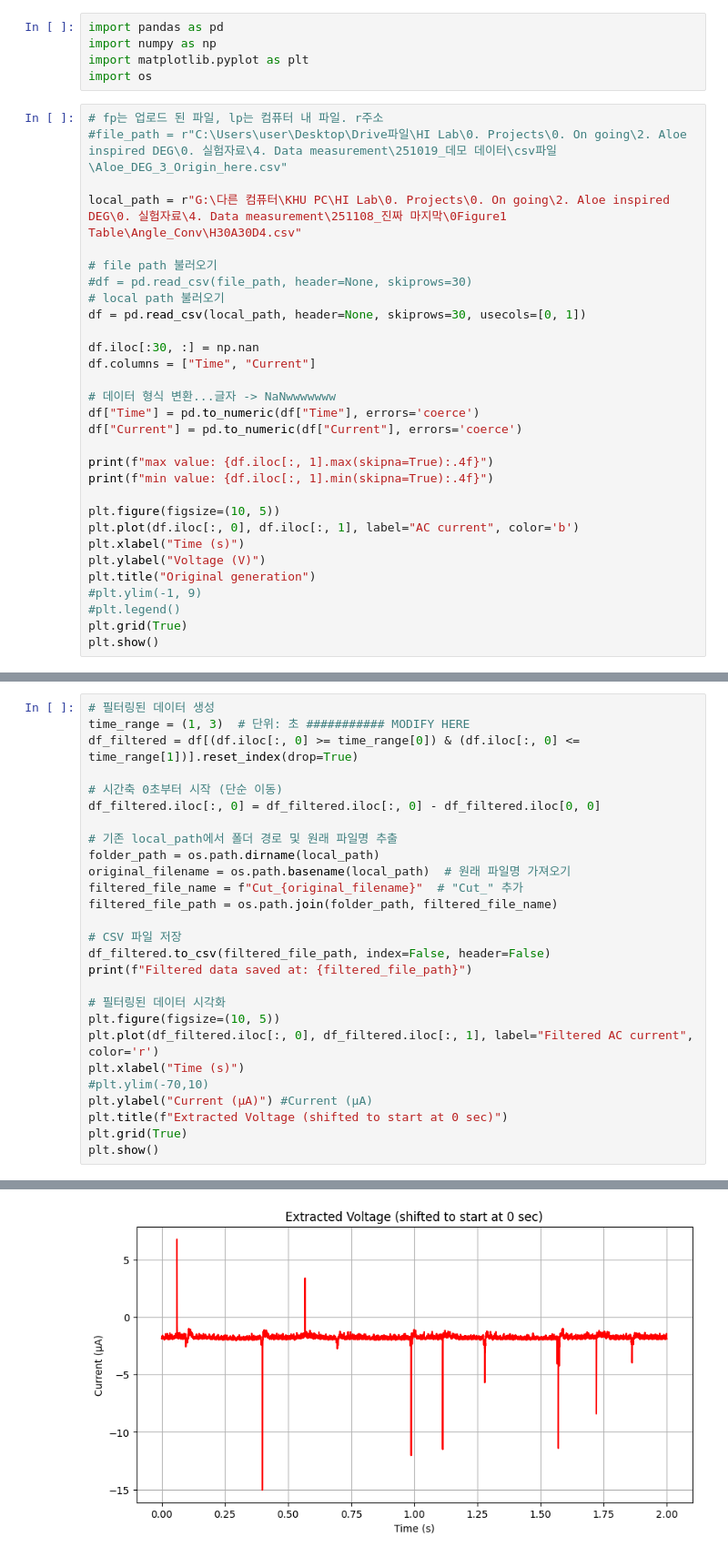
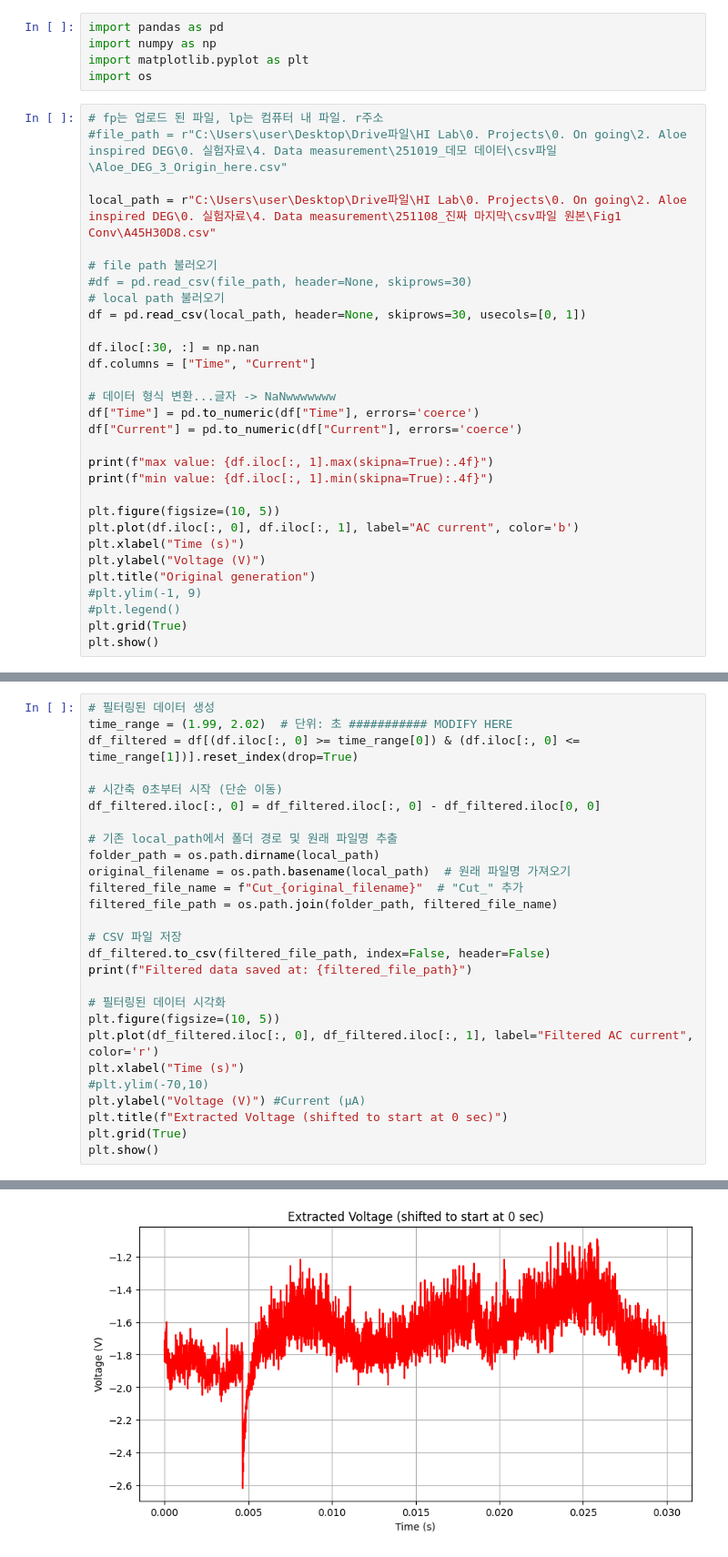
Before and after one commit to Gibeom-Lee/GB_practicing, a Jupyter notebook: data_processing/partial_extraction.ipynb, the cells around one changed output, grey strips where cells are left out. Shown at 91% size. Cells and saved outputs as stored; diff of their text form.

```diff
--- a/data_processing/partial_extraction.ipynb
+++ b/data_processing/partial_extraction.ipynb
@@ -10,7 +10,7 @@ import os
 # fp는 업로드 된 파일, lp는 컴퓨터 내 파일. r주소
 #file_path = r"C:\Users\user\Desktop\Drive파일\HI Lab\0. Projects\0. On going\2. Aloe inspired DEG\0. 실험자료\4. Data measurement\251019_데모 데이터\csv파일\Aloe_DEG_3_Origin_here.csv"
 
-local_path = r"G:\다른 컴퓨터\KHU PC\HI Lab\0. Projects\0. On going\2. Aloe inspired DEG\0. 실험자료\4. Data measurement\251108_진짜 마지막\0Figure1 Table\Angle_Conv\H30A30D4.csv"
+local_path = r"C:\Users\user\Desktop\Drive파일\HI Lab\0. Projects\0. On going\2. Aloe inspired DEG\0. 실험자료\4. Data measurement\251108_진짜 마지막\csv파일 원본\Fig1 Conv\A45H30D8.csv"
 
 # file path 불러오기
 #df = pd.read_csv(file_path, header=None, skiprows=30)
@@ -43,6 +43,6 @@ min value: -133.4380
 # %%
 # 필터링된 데이터 생성
-time_range = (1, 3)  # 단위: 초 ########### MODIFY HERE
+time_range = (1.99, 2.02)  # 단위: 초 ########### MODIFY HERE
 df_filtered = df[(df.iloc[:, 0] >= time_range[0]) & (df.iloc[:, 0] <= time_range[1])].reset_index(drop=True)
 
 # 시간축 0초부터 시작 (단순 이동)
@@ -63,7 +63,7 @@ plt.figure(figsize=(10, 5))
 plt.plot(df_filtered.iloc[:, 0], df_filtered.iloc[:, 1], label="Filtered AC current", color='r')
 plt.xlabel("Time (s)")
 #plt.ylim(-70,10)
-plt.ylabel("Current (µA)") #Current (µA)
+plt.ylabel("Voltage (V)") #Current (µA)
 plt.title(f"Extracted Voltage (shifted to start at 0 sec)")
 plt.grid(True)
 plt.show()
@@ -72 +72 @@ Filtered data saved at: G:\다른 컴퓨터\KHU PC\HI Lab\0. Projects\0. On goin
-[figure, old version]
+[figure, new version]
```
Also changed, not shown: parts of 2 cells of this notebook, 4 other files.
